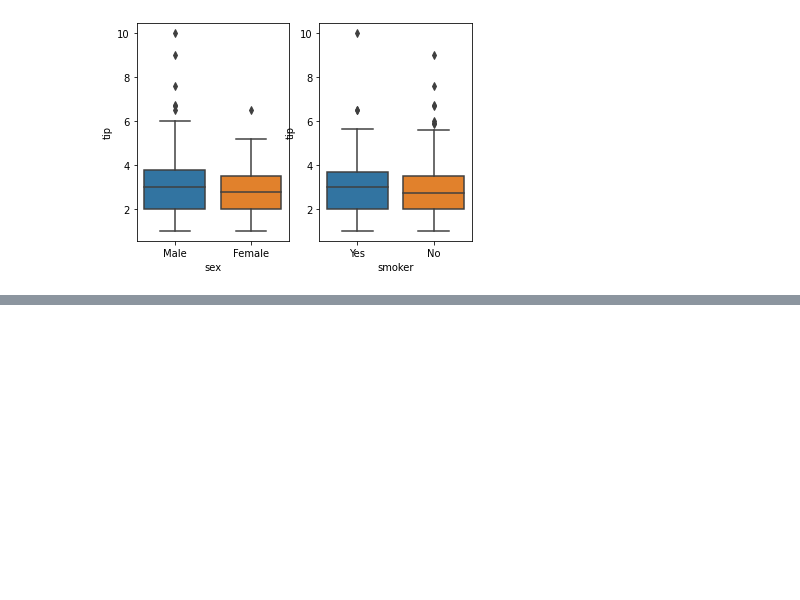
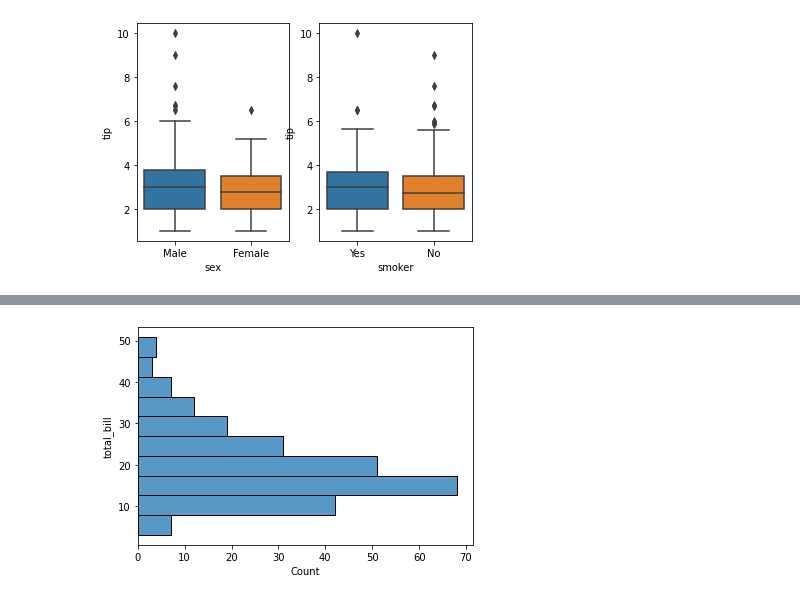
Before and after one commit to JakeOh/202105_itw_bd26, a Jupyter notebook: lab_da/da06_seaborn.ipynb, the cells around one changed output, grey strips where cells are left out. Drawn from its saved outputs; the diff is of its cells as text; code cells hidden in the pictures; blank space fills up the shorter version.

```diff
--- a/lab_da/da06_seaborn.ipynb
+++ b/lab_da/da06_seaborn.ipynb
@@ -70,0 +79,5 @@ plt.show()
+# %%
+sns.histplot(y='total_bill', data=tips, bins=10)
+plt.show()
+# %% [output]
+[figure, added]
```
Also changed, not shown: parts of 16 cells of this notebook.
